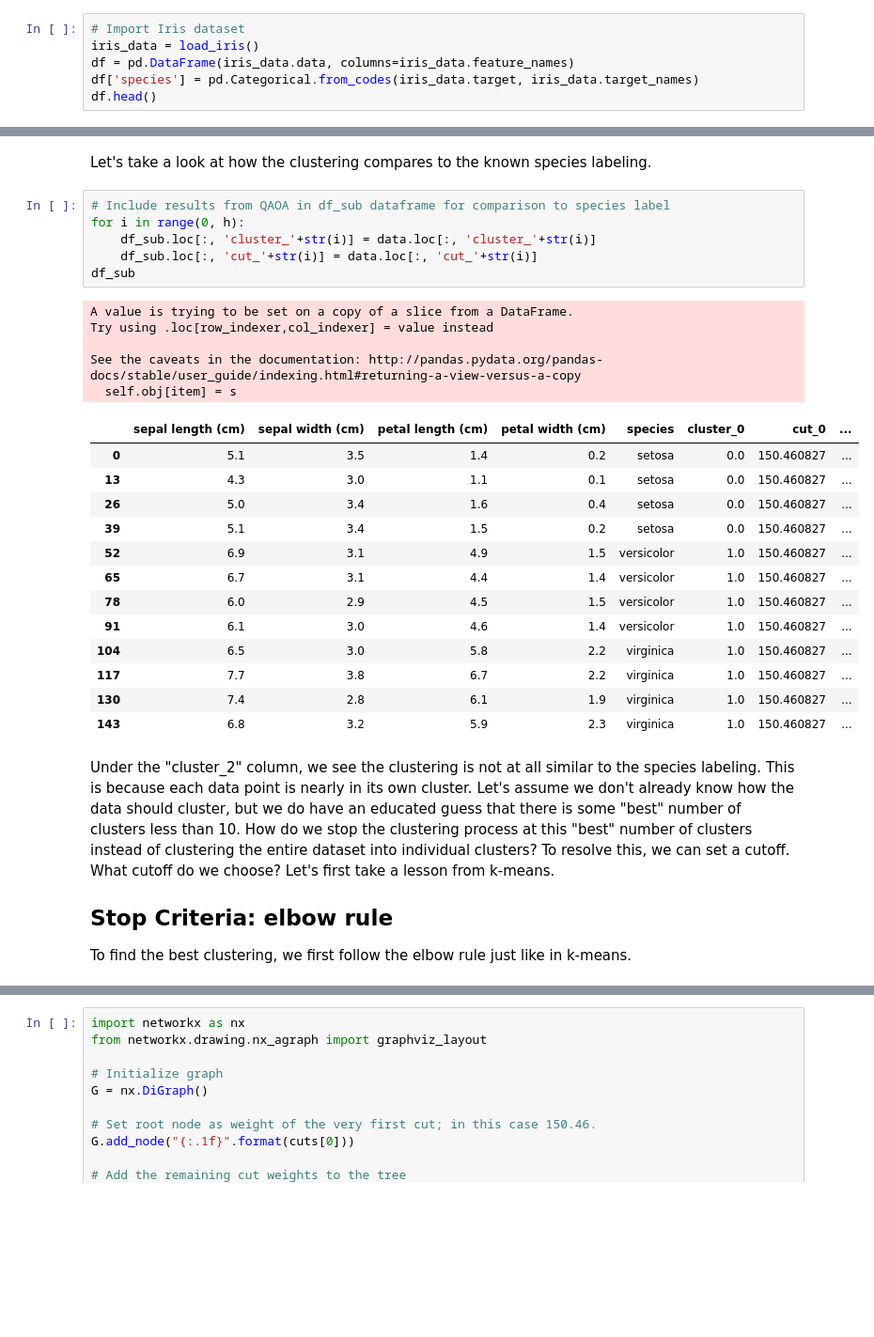
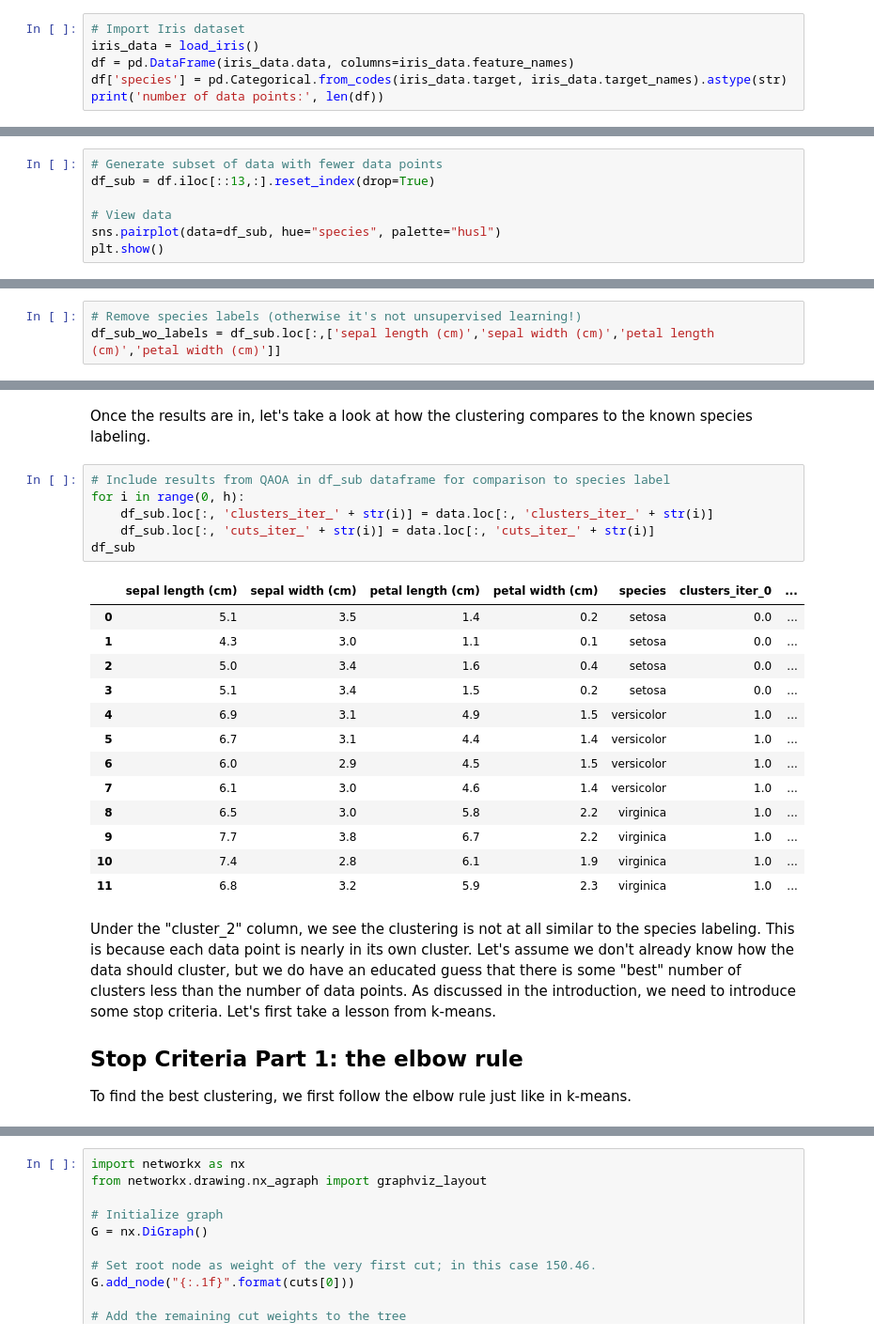
Before and after one commit to ajrazander/Unsupervised-QML, a Jupyter notebook: Max-cut_2+_divisive_clustering.ipynb, the cells around one changed output, grey strips where cells are left out. Shown at 94% size. Drawn from its saved outputs; the diff is of its cells as text; blank space fills up the shorter version.

```diff
--- a/Max-cut_2+_divisive_clustering.ipynb
+++ b/Max-cut_2+_divisive_clustering.ipynb
@@ -31,6 +36,6 @@ from qiskit.aqua.components.optimizers import COBYLA
 # Import Iris dataset
 iris_data = load_iris()
 df = pd.DataFrame(iris_data.data, columns=iris_data.feature_names)
-df['species'] = pd.Categorical.from_codes(iris_data.target, iris_data.target_names)
-df.head()
+df['species'] = pd.Categorical.from_codes(iris_data.target, iris_data.target_names).astype(str)
+print('number of data points:', len(df))
 # %% [output]
@@ -54,0 +45,7 @@ print(len(data_sub), 'data points')
+# %%
+# Generate subset of data with fewer data points
+df_sub = df.iloc[::13,:].reset_index(drop=True)
+
+# View data
+sns.pairplot(data=df_sub, hue="species", palette="husl")
+plt.show()
@@ -55 +54,4 @@ print(len(data_sub), 'data points')
+# %%
+# Remove species labels (otherwise it's not unsupervised learning!)
+df_sub_wo_labels = df_sub.loc[:,['sepal length (cm)','sepal width (cm)','petal length (cm)','petal width (cm)']]
 # %% [markdown]
@@ -152,34 +141,30 @@ Iteration 3 of 3 completed
 # %% [markdown]
-Let's take a look at how the clustering compares to the known species labeling.
+Once the results are in, let's take a look at how the clustering compares to the known species labeling.
 # %%
 # Include results from QAOA in df_sub dataframe for comparison to species label
 for i in range(0, h):
-    df_sub.loc[:, 'cluster_'+str(i)] = data.loc[:, 'cluster_'+str(i)]
-    df_sub.loc[:, 'cut_'+str(i)] = data.loc[:, 'cut_'+str(i)]
+    df_sub.loc[:, 'clusters_iter_' + str(i)] = data.loc[:, 'clusters_iter_' + str(i)]
+    df_sub.loc[:, 'cuts_iter_' + str(i)] = data.loc[:, 'cuts_iter_' + str(i)]
 df_sub
 # %% [output]
-A value is trying to be set on a copy of a slice from a DataFrame.
-Try using .loc[row_indexer,col_indexer] = value instead
-
-See the caveats in the documentation: http://pandas.pydata.org/pandas-docs/stable/user_guide/indexing.html#returning-a-view-versus-a-copy
-  self.obj[item] = s
-|  | sepal length (cm) | sepal width (cm) | petal length (cm) | petal width (cm) | species | cluster_0 | cut_0 | ... |
-| 0 | 5.1 | 3.5 | 1.4 | 0.2 | setosa | 0.0 | 150.460827 | ... |
-| 13 | 4.3 | 3.0 | 1.1 | 0.1 | setosa | 0.0 | 150.460827 | ... |
-| 26 | 5.0 | 3.4 | 1.6 | 0.4 | setosa | 0.0 | 150.460827 | ... |
-| 39 | 5.1 | 3.4 | 1.5 | 0.2 | setosa | 0.0 | 150.460827 | ... |
-| 52 | 6.9 | 3.1 | 4.9 | 1.5 | versicolor | 1.0 | 150.460827 | ... |
-| 65 | 6.7 | 3.1 | 4.4 | 1.4 | versicolor | 1.0 | 150.460827 | ... |
-| 78 | 6.0 | 2.9 | 4.5 | 1.5 | versicolor | 1.0 | 150.460827 | ... |
-| 91 | 6.1 | 3.0 | 4.6 | 1.4 | versicolor | 1.0 | 150.460827 | ... |
-| 104 | 6.5 | 3.0 | 5.8 | 2.2 | virginica | 1.0 | 150.460827 | ... |
-| 117 | 7.7 | 3.8 | 6.7 | 2.2 | virginica | 1.0 | 150.460827 | ... |
-| 130 | 7.4 | 2.8 | 6.1 | 1.9 | virginica | 1.0 | 150.460827 | ... |
-| 143 | 6.8 | 3.2 | 5.9 | 2.3 | virginica | 1.0 | 150.460827 | ... |
+|  | sepal length (cm) | sepal width (cm) | petal length (cm) | petal width (cm) | species | clusters_iter_0 | ... |
+| 0 | 5.1 | 3.5 | 1.4 | 0.2 | setosa | 0.0 | ... |
+| 1 | 4.3 | 3.0 | 1.1 | 0.1 | setosa | 0.0 | ... |
+| 2 | 5.0 | 3.4 | 1.6 | 0.4 | setosa | 0.0 | ... |
+| 3 | 5.1 | 3.4 | 1.5 | 0.2 | setosa | 0.0 | ... |
+| 4 | 6.9 | 3.1 | 4.9 | 1.5 | versicolor | 1.0 | ... |
+| 5 | 6.7 | 3.1 | 4.4 | 1.4 | versicolor | 1.0 | ... |
+| 6 | 6.0 | 2.9 | 4.5 | 1.5 | versicolor | 1.0 | ... |
+| 7 | 6.1 | 3.0 | 4.6 | 1.4 | versicolor | 1.0 | ... |
+| 8 | 6.5 | 3.0 | 5.8 | 2.2 | virginica | 1.0 | ... |
+| 9 | 7.7 | 3.8 | 6.7 | 2.2 | virginica | 1.0 | ... |
+| 10 | 7.4 | 2.8 | 6.1 | 1.9 | virginica | 1.0 | ... |
+| 11 | 6.8 | 3.2 | 5.9 | 2.3 | virginica | 1.0 | ... |
 # %% [markdown]
-Under the "cluster_2" column, we see the clustering is not at all similar to the species labeling. This is because each data point is nearly in its own cluster. Let's assume we don't already know how the data should cluster, but we do have an educated guess that there is some "best" number of clusters less than 10. How do we stop the clustering process at this "best" number of clusters instead of clustering the entire dataset into individual clusters? To resolve this, we can set a cutoff. What cutoff do we choose? Let's first take a lesson from k-means.
+Under the "cluster_2" column, we see the clustering is not at all similar to the species labeling. This is because each data point is nearly in its own cluster. Let's assume we don't already know how the data should cluster, but we do have an educated guess that there is some "best" number of clusters less than the number of data points. As discussed in the introduction, we need to introduce some stop criteria. Let's first take a lesson from k-means.
 
-## Stop Criteria: elbow rule
+## Stop Criteria Part 1: the elbow rule
+
 To find the best clustering, we first follow the elbow rule just like in k-means.
 # %%
 # Plot max-cut weights vs number of clusters created
```
Also changed, not shown: parts of 16 cells of this notebook, 1 other file.
